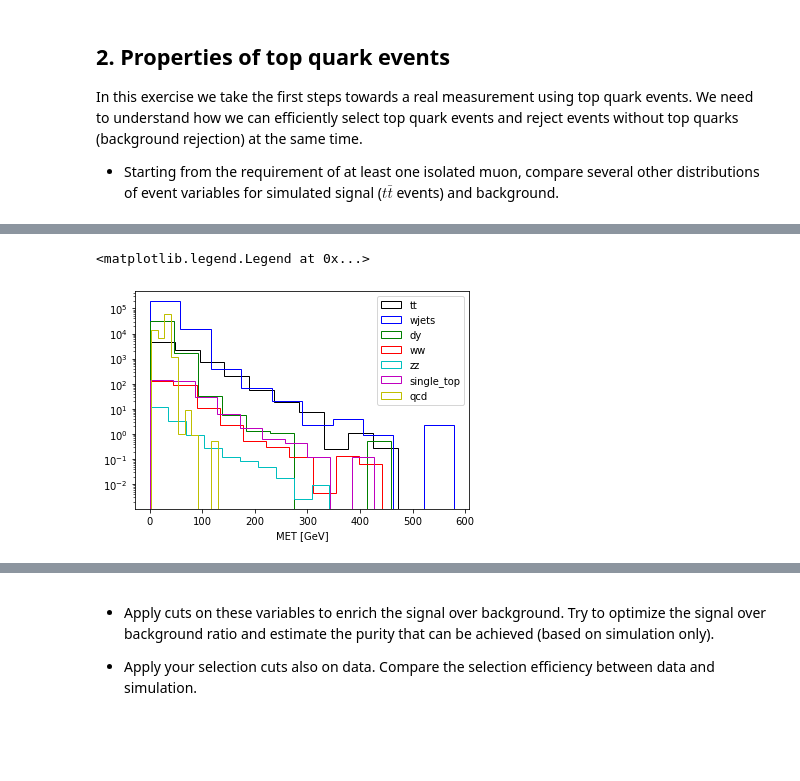
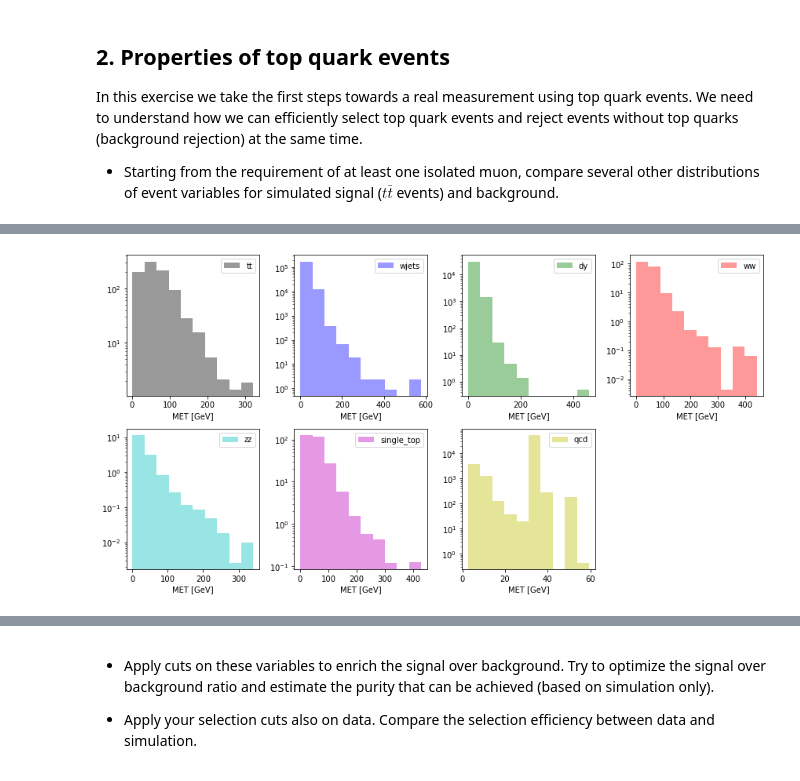
Before and after one commit to QuarkNet-HEP/ttbar-heptutorial, a Jupyter notebook: ttbar-heptutorial.ipynb, the cells around one changed output, grey strips where cells are left out. Saved outputs shown, nothing was run; the diff lists cells and outputs as text; code cells hidden in the pictures; blank space fills up the shorter version.

Commit message:
add more variables and histograms for mc, apply cuts to mc and data

```diff
--- a/ttbar-heptutorial.ipynb
+++ b/ttbar-heptutorial.ipynb
@@ -272,6 +277,8 @@ plt.xlim([60, 120])
 # %% [markdown]
 * Compare your results to MC simulation (display simulation and data in the same histogram). Make sure you select triggered events only for the simulated samples.
 # %%
+# Put mc in a dict and select only triggered events
+
 mc = {
     'tt': ttbar.arrays(library='ak', how='zip'),
     'wjets': wjets.arrays(library='ak', how='zip'),
@@ -282,15 +289,5 @@ mc = {
     'qcd': qcd.arrays(library='ak', how='zip'),
 }
 
-colors = ['k', 'b', 'g', 'r', 'c', 'm', 'y']
-
-# Add pt and MET to MC
 for n in mc:
-
-    mc[n]['Muon', 'Pt'] = np.sqrt(
-        mc[n].Muon.Px**2 + mc[n].Muon.Py**2
-    )
-
-    mc[n]['MET'] = np.sqrt(
-        mc[n].MET_px**2 + mc[n].MET_py**2
-    )
+    mc[n] = mc[n][mc[n].triggerIsoMu24]
@@ -348,0 +382,5 @@ plt.legend([n for n in mc])
+# %%
+# Select for at least one isolated muon
+for n in mc:
+    mc[n] = mc[n][ak.any((mc[n].Muon.Iso / mc[n].Muon.Pt < 0.10), axis=1)]
+    mc[n] = mc[n][mc[n].NMuon >= 1]
@@ -349,11 +437,22 @@ plt.legend([n for n in mc])
 # %%
-hists = [
-    plt.hist(mc[n].MET, histtype='step', color=colors[i],
-             weights=mc[n].EventWeight, log=True)
-    for i,n in enumerate(mc)
-]
-plt.xlabel('MET [GeV]')
-plt.legend([n for n in mc])
+fig = plt.figure(figsize=(12, 12))
+
+for i,n in enumerate(mc):
+
+    ax = plt.subplot(4,4,i+1)
+
+    plt.hist(
+        mc[n].MET,
+        histtype='stepfilled',
+        weights=mc[n].EventWeight,
+        log=True,
+        color=colors[i],
+        alpha=0.4,
+    )
+
+    plt.xlabel('MET [GeV]')
+    plt.legend([n])
+
+plt.tight_layout()
 # %% [output]
-<matplotlib.legend.Legend at 0x...>
-[figure, old version]
+[figure, new version]
```
Also changed, not shown: parts of 24 cells of this notebook.
